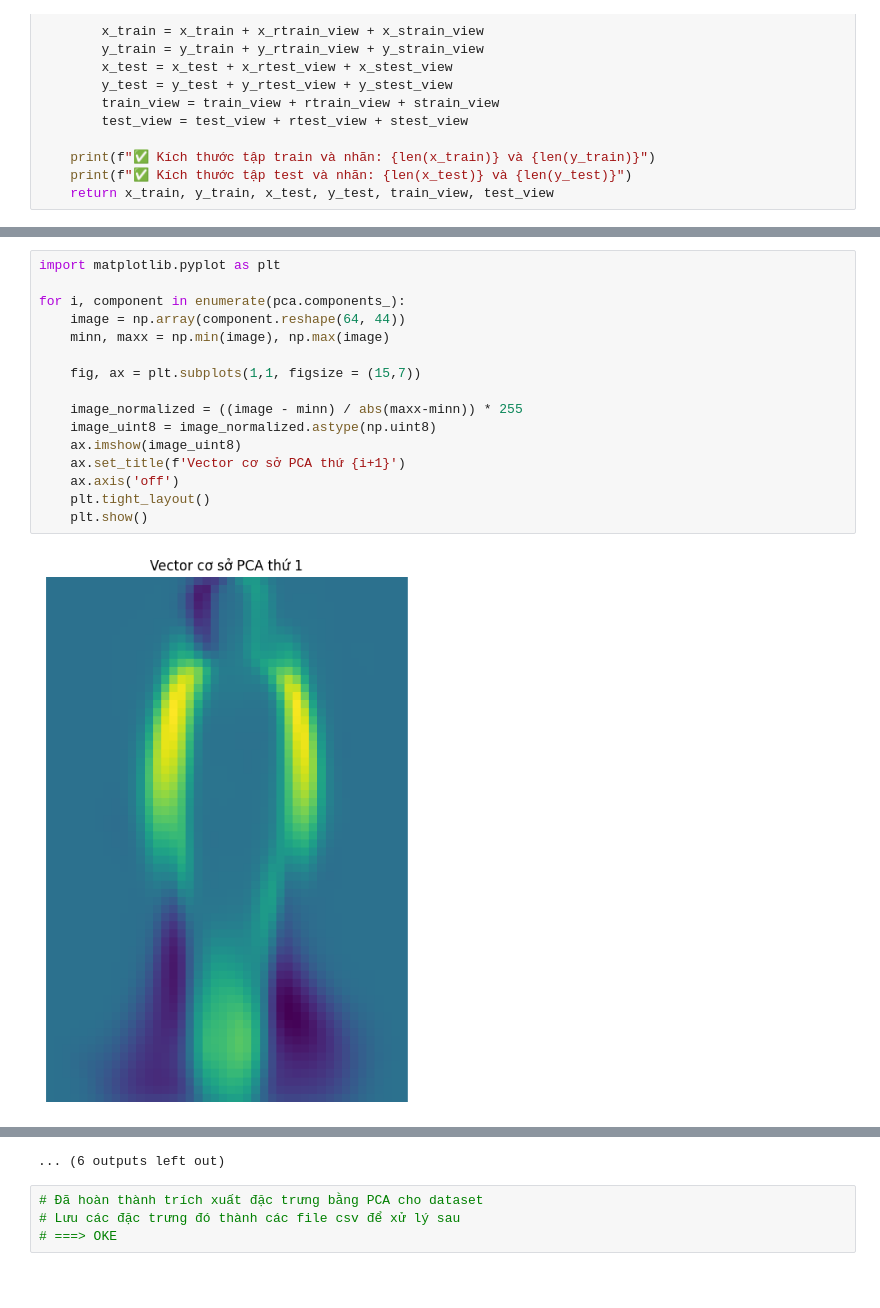
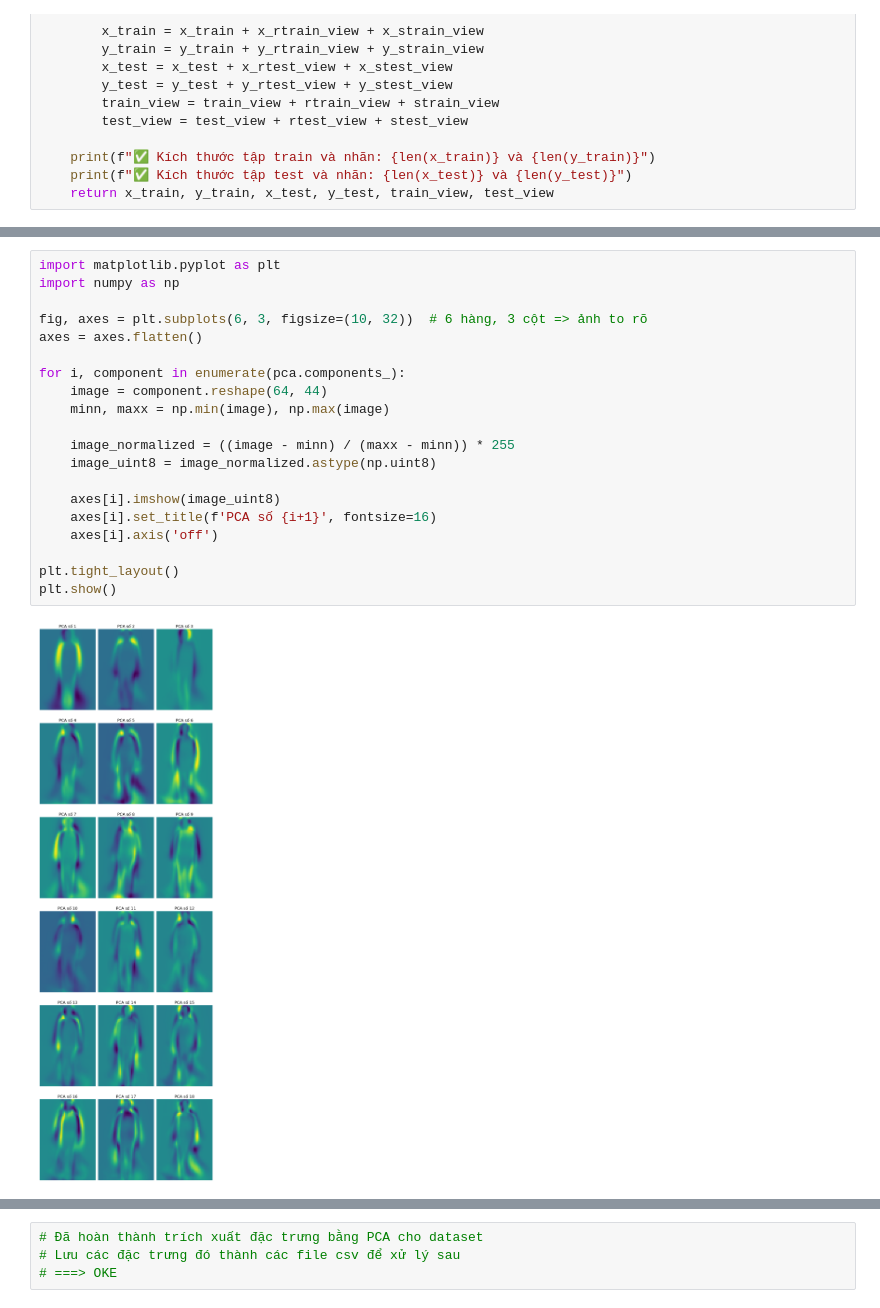
Before and after one commit to sillycroisant/GaitEnergy-Detection, a Jupyter notebook: 2_feature_extract.ipynb, the cells around one changed output, grey strips where cells are left out. Saved outputs shown, nothing was run; the diff lists cells and outputs as text; blank space fills up the shorter version.

```diff
--- a/2_feature_extract.ipynb
+++ b/2_feature_extract.ipynb
@@ -114,19 +114,23 @@ Kích thước của tập train và test sau khi PCA: (12792, 18) (8528, 18)
 ✅ Đã tạo file data_test.csv thành công!
 # %%
 import matplotlib.pyplot as plt
+import numpy as np
+
+fig, axes = plt.subplots(6, 3, figsize=(10, 32))  # 6 hàng, 3 cột => ảnh to rõ
+axes = axes.flatten()
 
 for i, component in enumerate(pca.components_):
-    image = np.array(component.reshape(64, 44))
+    image = component.reshape(64, 44)
     minn, maxx = np.min(image), np.max(image)
 
-    fig, ax = plt.subplots(1,1, figsize = (15,7))
+    image_normalized = ((image - minn) / (maxx - minn)) * 255
+    image_uint8 = image_normalized.astype(np.uint8)
 
-    image_normalized = ((image - minn) / abs(maxx-minn)) * 255
-    image_uint8 = image_normalized.astype(np.uint8)
-    ax.imshow(image_uint8)
-    ax.set_title(f'Vector cơ sở PCA thứ {i+1}')
-    ax.axis('off')
-    plt.tight_layout()
-    plt.show()
+    axes[i].imshow(image_uint8)
+    axes[i].set_title(f'PCA số {i+1}', fontsize=16)
+    axes[i].axis('off')
+
+plt.tight_layout()
+plt.show()
 # %% [output]
-[figure, old version]
+[figure, new version]
@@ -144,4 +137,3 @@ for i, component in enumerate(pca.components_):
-... (6 outputs left out)
 # %%
 # Đã hoàn thành trích xuất đặc trưng bằng PCA cho dataset
 # Lưu các đặc trưng đó thành các file csv để xử lý sau
```
Also changed, not shown: parts of 3 cells of this notebook, 6 other files.
